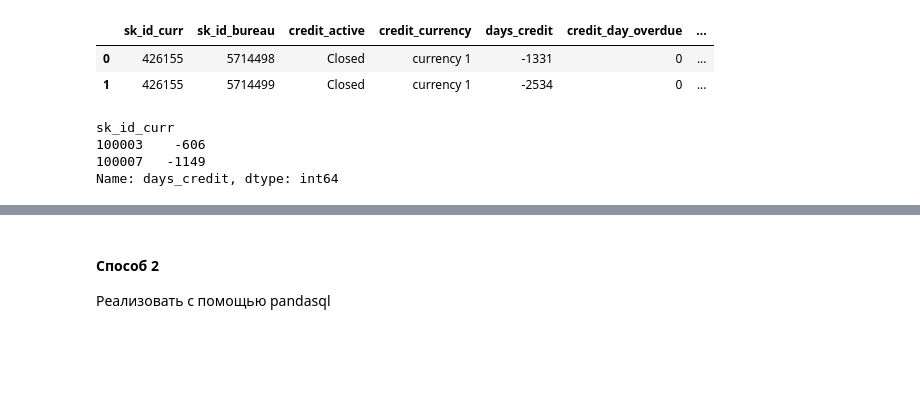
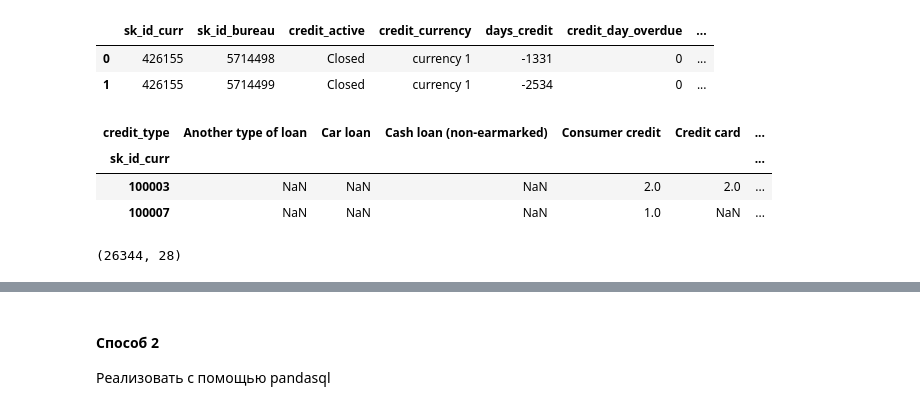
Before and after one commit to pugovka91/PythonDataAnalysis2023, a Jupyter notebook: Seminar_Pandas3_several_df_20230323.ipynb, the cells around one changed output, grey strips where cells are left out. Saved outputs shown, nothing was run; the diff lists cells and outputs as text; code cells hidden in the pictures; blank space fills up the shorter version.

```diff
--- a/Seminar_Pandas3_several_df_20230323.ipynb
+++ b/Seminar_Pandas3_several_df_20230323.ipynb
@@ -488,0 +501,8 @@ db_count = db.groupby('sk_id_curr').days_credit.count()
+# %%
+db_credit_type = db.groupby(['sk_id_curr', 'credit_type']).size().unstack()
+db_credit_type.head(2)
+# %% [output]
+| credit_type | Another type of loan | Car loan | Cash loan (non-earmarked) | Consumer credit | Credit card | ... |
+| sk_id_curr |  |  |  |  |  | ... |
+| 100003 | NaN | NaN | NaN | 2.0 | 2.0 | ... |
+| 100007 | NaN | NaN | NaN | 1.0 | NaN | ... |
@@ -489,8 +528,5 @@ db_count = db.groupby('sk_id_curr').days_credit.count()
 # %%
-db_days.head(2)
+db_agg.shape
 # %% [output]
-sk_id_curr
-100003    -606
-100007   -1149
-Name: days_credit, dtype: int64
+(26344, 28)
 # %%
```
Also changed, not shown: parts of 7 cells of this notebook, 2 other files.
